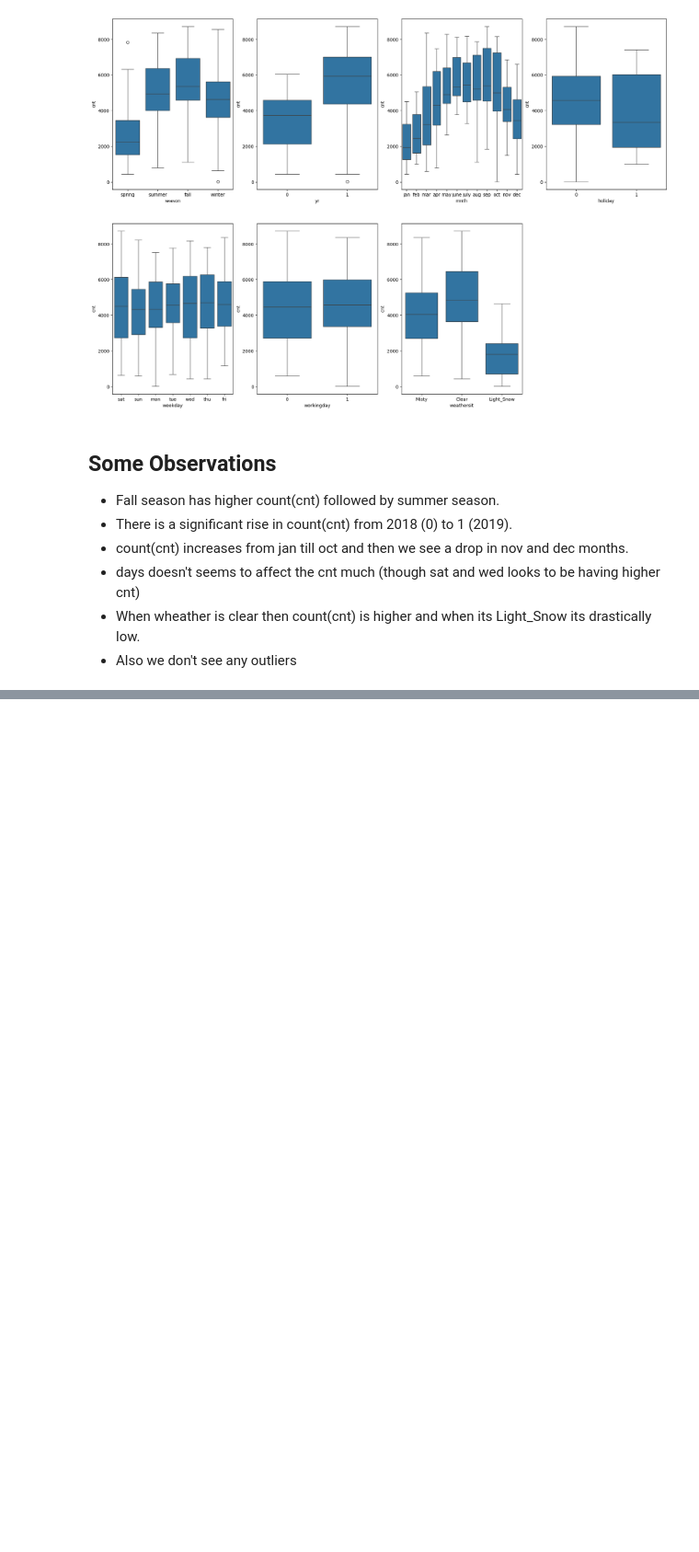
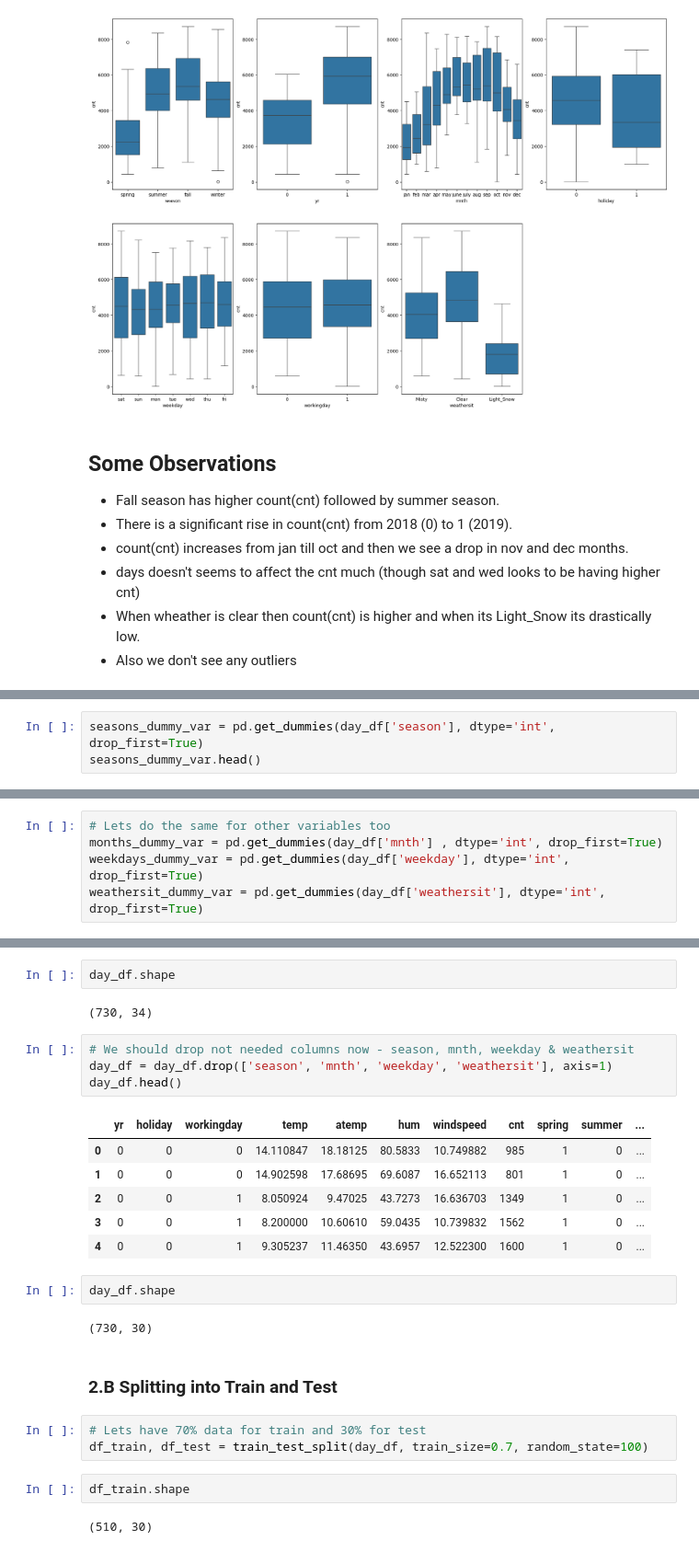
Before and after one commit to kc11381/Bike_Sharing_Case_Study, a Jupyter notebook: bike_sharing_predictors.ipynb, the cells around one changed output, grey strips where cells are left out. Shown at 92% size. Drawn from its saved outputs; the diff is of its cells as text; blank space fills up the shorter version.

```diff
--- a/bike_sharing_predictors.ipynb
+++ b/bike_sharing_predictors.ipynb
@@ -181,0 +232,3 @@ plt.show()
+# %%
+seasons_dummy_var = pd.get_dummies(day_df['season'], dtype='int', drop_first=True)
+seasons_dummy_var.head()
@@ -181,0 +242,5 @@ plt.show()
+# %%
+# Lets do the same for other variables too
+months_dummy_var = pd.get_dummies(day_df['mnth'] , dtype='int', drop_first=True)
+weekdays_dummy_var = pd.get_dummies(day_df['weekday'], dtype='int', drop_first=True)
+weathersit_dummy_var = pd.get_dummies(day_df['weathersit'], dtype='int', drop_first=True)
@@ -181,0 +259,28 @@ plt.show()
+# %%
+day_df.shape
+# %% [output]
+(730, 34)
+# %%
+# We should drop not needed columns now - season, mnth, weekday & weathersit
+day_df = day_df.drop(['season', 'mnth', 'weekday', 'weathersit'], axis=1)
+day_df.head()
+# %% [output]
+|  | yr | holiday | workingday | temp | atemp | hum | windspeed | cnt | spring | summer | ... |
+| 0 | 0 | 0 | 0 | 14.110847 | 18.18125 | 80.5833 | 10.749882 | 985 | 1 | 0 | ... |
+| 1 | 0 | 0 | 0 | 14.902598 | 17.68695 | 69.6087 | 16.652113 | 801 | 1 | 0 | ... |
+| 2 | 0 | 0 | 1 | 8.050924 | 9.47025 | 43.7273 | 16.636703 | 1349 | 1 | 0 | ... |
+| 3 | 0 | 0 | 1 | 8.200000 | 10.60610 | 59.0435 | 10.739832 | 1562 | 1 | 0 | ... |
+| 4 | 0 | 0 | 1 | 9.305237 | 11.46350 | 43.6957 | 12.522300 | 1600 | 1 | 0 | ... |
+# %%
+day_df.shape
+# %% [output]
+(730, 30)
+# %% [markdown]
+### 2.B Splitting into Train and Test
+# %%
+# Lets have 70% data for train and 30% for test
+df_train, df_test = train_test_split(day_df, train_size=0.7, random_state=100)
+# %%
+df_train.shape
+# %% [output]
+(510, 30)
```
Also changed, not shown: parts of 20 cells of this notebook.
